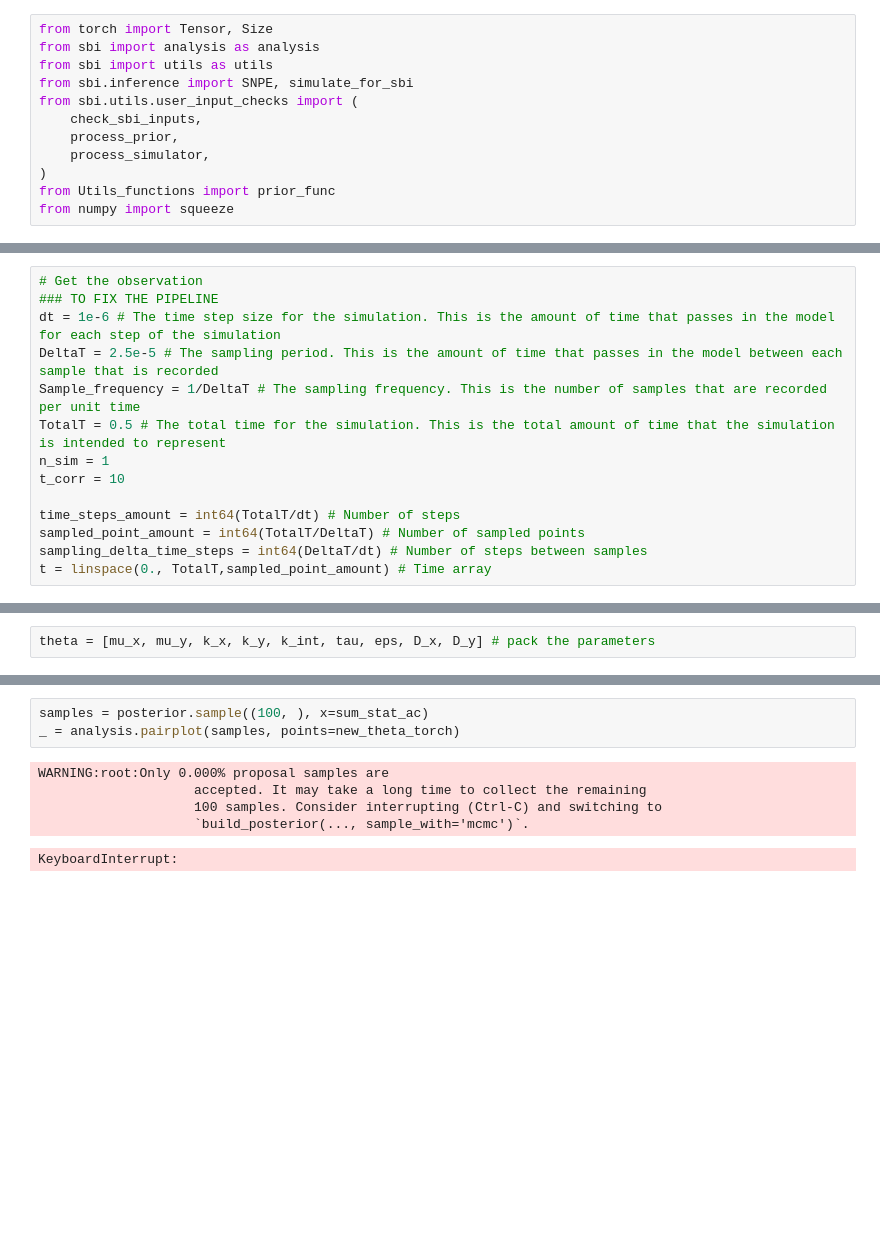
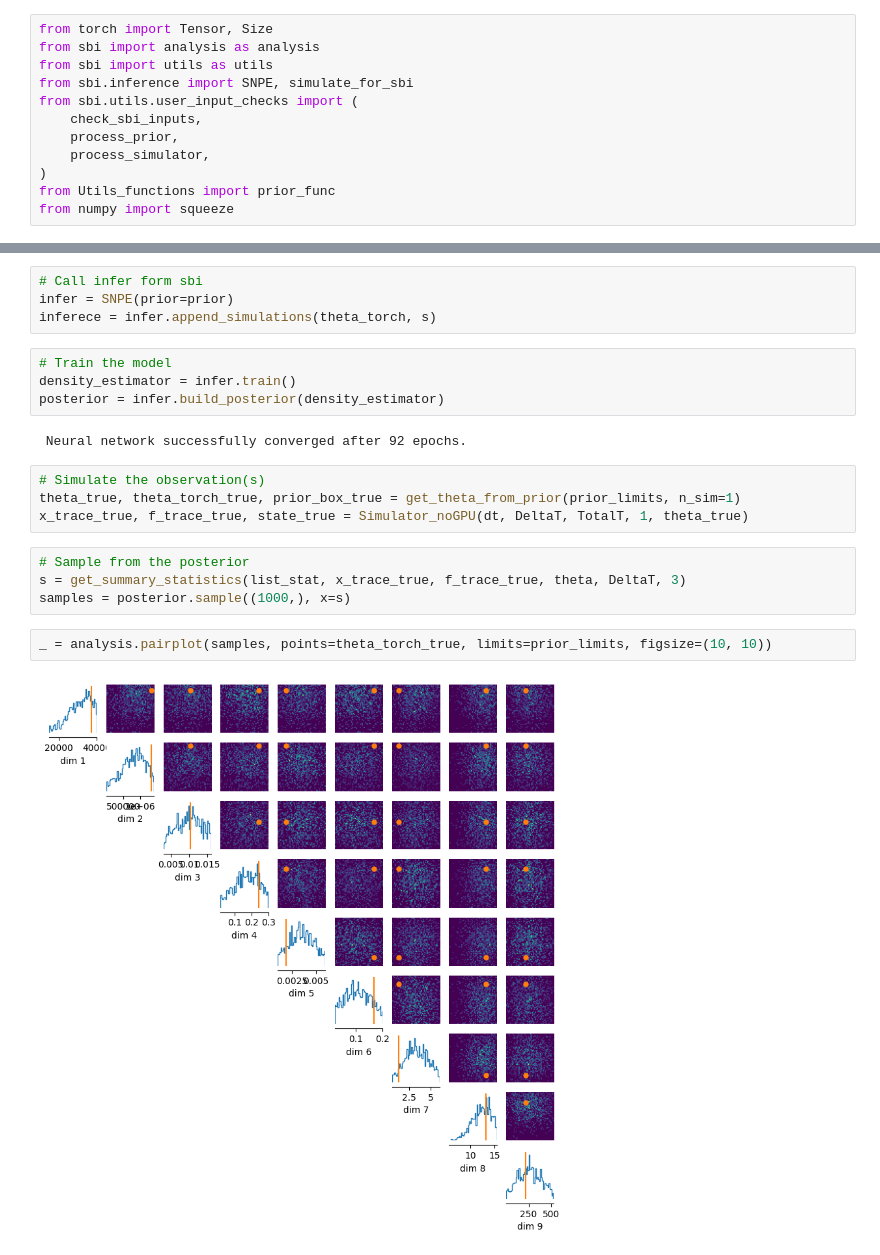
Before and after one commit to jacopocarotenuto/SBI_RedBloodCells, a Jupyter notebook: results.ipynb, the cells around one changed output, grey strips where cells are left out. Drawn from its saved outputs; the diff is of its cells as text; blank space fills up the shorter version.

```diff
--- a/results.ipynb
+++ b/results.ipynb
@@ -413,14 +171,0 @@ DirectPosterior sampler for potential_fn=<PosteriorBasedPotential>
-# %%
-# Get the observation
-### TO FIX THE PIPELINE
-dt = 1e-6 # The time step size for the simulation. This is the amount of time that passes in the model for each step of the simulation
-DeltaT = 2.5e-5 # The sampling period. This is the amount of time that passes in the model between each sample that is recorded
-Sample_frequency = 1/DeltaT # The sampling frequency. This is the number of samples that are recorded per unit time
-TotalT = 0.5 # The total time for the simulation. This is the total amount of time that the simulation is intended to represent
-n_sim = 1
-t_corr = 10
-
-time_steps_amount = int64(TotalT/dt) # Number of steps
-sampled_point_amount = int64(TotalT/DeltaT) # Number of sampled points
-sampling_delta_time_steps = int64(DeltaT/dt) # Number of steps between samples
-t = linspace(0., TotalT,sampled_point_amount) # Time array
@@ -439,2 +171,0 @@ sigma = uniform(4, 260, size=(n_sim,1))
-# %%
-theta = [mu_x, mu_y, k_x, k_y, k_int, tau, eps, D_x, D_y] # pack the parameters
@@ -501,9 +172,22 @@ sum_stat_ac = sum_stat_ac.to(torch.float32)
-# %%
-samples = posterior.sample((100, ), x=sum_stat_ac)
-_ = analysis.pairplot(samples, points=new_theta_torch)
-# %% [output]
-WARNING:root:Only 0.000% proposal samples are
-                    accepted. It may take a long time to collect the remaining
-                    100 samples. Consider interrupting (Ctrl-C) and switching to
-                    `build_posterior(..., sample_with='mcmc')`.
-KeyboardInterrupt:
+# %%
+# Call infer form sbi
+infer = SNPE(prior=prior)
+inferece = infer.append_simulations(theta_torch, s)
+# %%
+# Train the model
+density_estimator = infer.train()
+posterior = infer.build_posterior(density_estimator)
+# %% [output]
+ Neural network successfully converged after 92 epochs.
+# %%
+# Simulate the observation(s)
+theta_true, theta_torch_true, prior_box_true = get_theta_from_prior(prior_limits, n_sim=1)
+x_trace_true, f_trace_true, state_true = Simulator_noGPU(dt, DeltaT, TotalT, 1, theta_true)
+# %%
+# Sample from the posterior
+s = get_summary_statistics(list_stat, x_trace_true, f_trace_true, theta, DeltaT, 3)
+samples = posterior.sample((1000,), x=s)
+# %%
+_ = analysis.pairplot(samples, points=theta_torch_true, limits=prior_limits, figsize=(10, 10))
+# %% [output]
+[figure, added]
```
Also changed, not shown: parts of 54 cells of this notebook, 1 other file.
